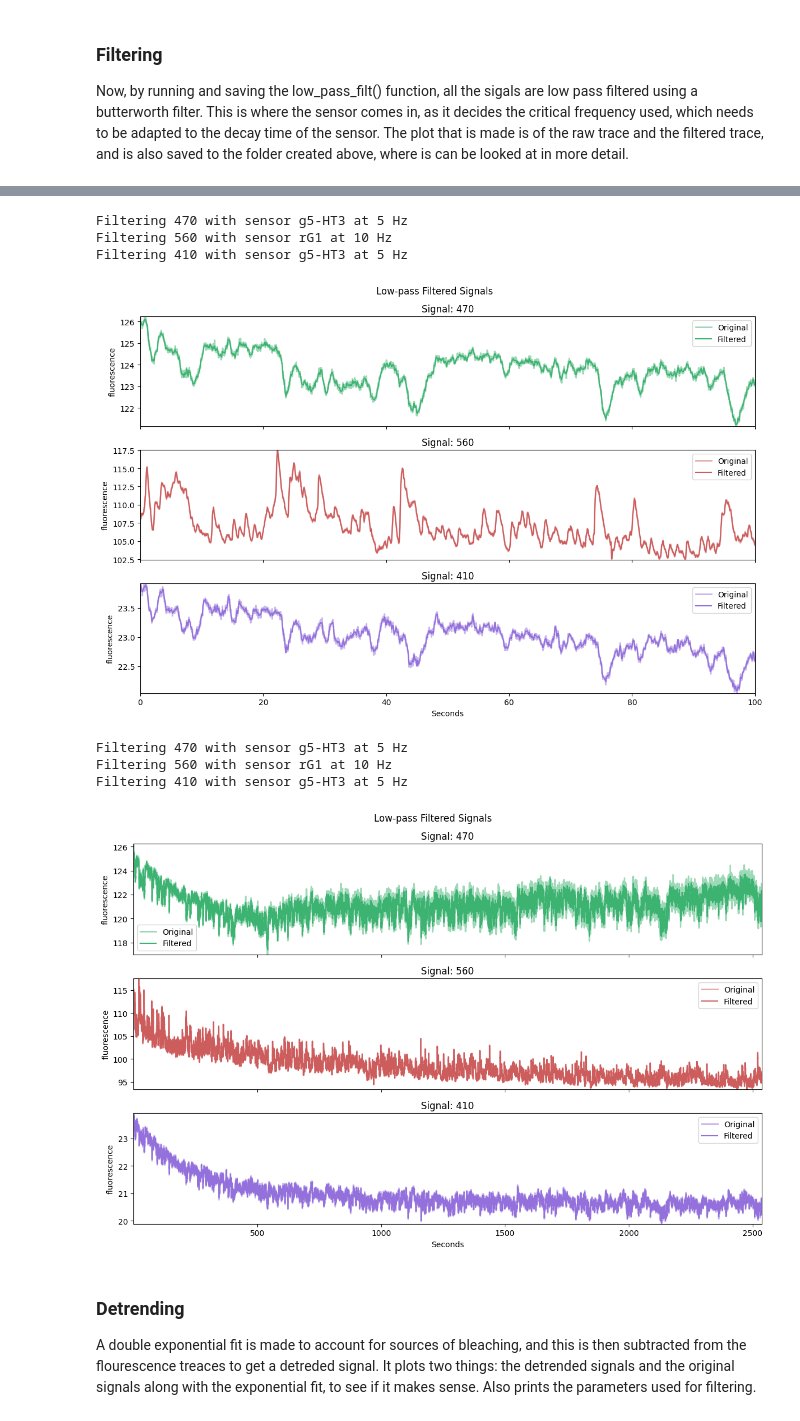
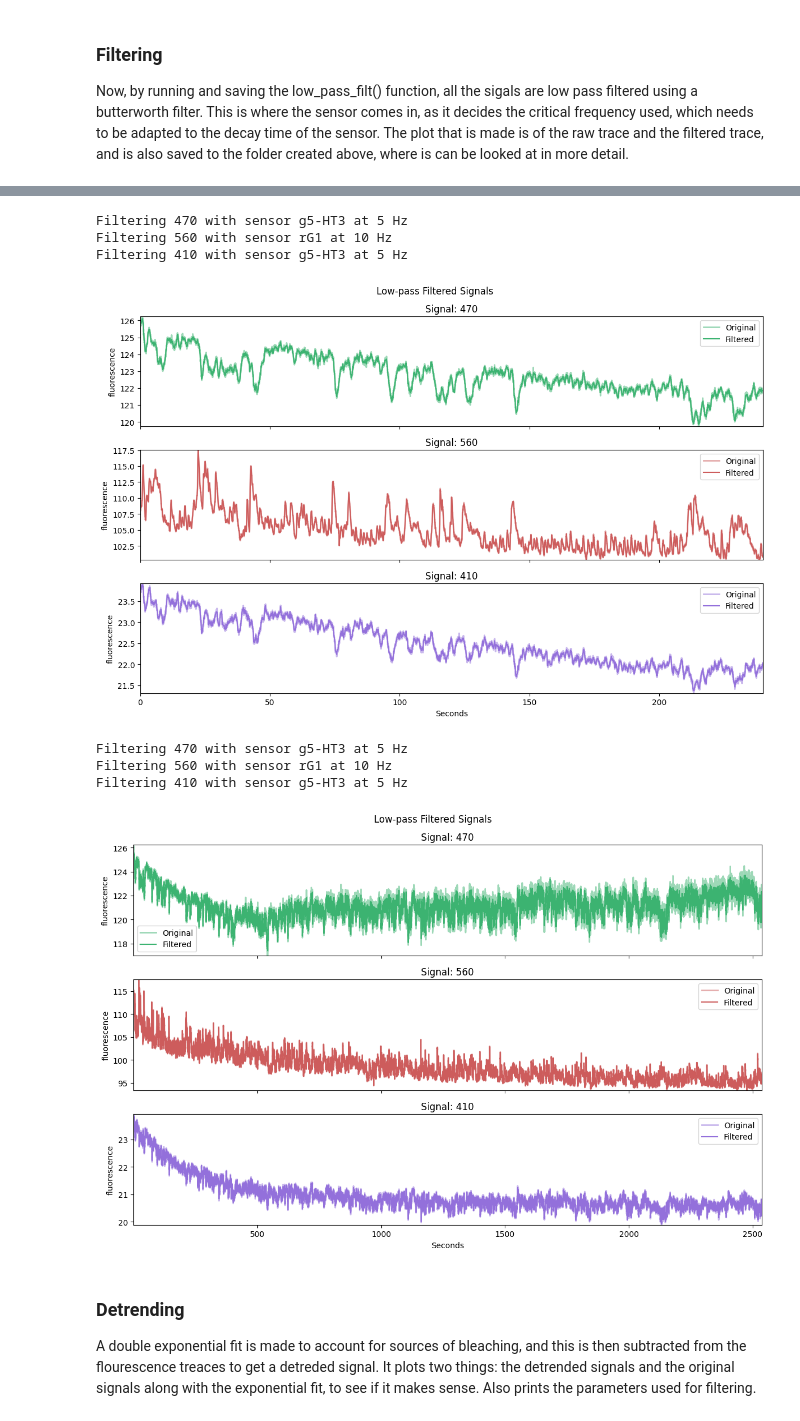
Before and after one commit to HildeLa/Photometry_preprocessing, a Jupyter notebook: process_in_notebook_Ede_dev.ipynb, the cells around one changed output, grey strips where cells are left out. Saved outputs shown, nothing was run; the diff lists cells and outputs as text; code cells hidden in the pictures.

```diff
--- a/process_in_notebook_Ede_dev.ipynb
+++ b/process_in_notebook_Ede_dev.ipynb
@@ -161,11 +133,11 @@ processed_1.data_seconds
 # %%
-processed_1.filtered = processed_1.low_pass_filt(plot=True, x_start=0, x_end=100)
+processed_1.filtered = processed_1.low_pass_filt(plot=True, x_start=0, x_end=240)
 processed_1.filtered = processed_1.low_pass_filt(plot=True)
 # %% [output]
 Filtering 470 with sensor g5-HT3 at 5 Hz
 Filtering 560 with sensor rG1 at 10 Hz
 Filtering 410 with sensor g5-HT3 at 5 Hz
-[figure, old version]
+[figure, new version]
 Filtering 470 with sensor g5-HT3 at 5 Hz
 Filtering 560 with sensor rG1 at 10 Hz
 Filtering 410 with sensor g5-HT3 at 5 Hz
```
Also changed, not shown: parts of 3 cells of this notebook, 1 other file.
